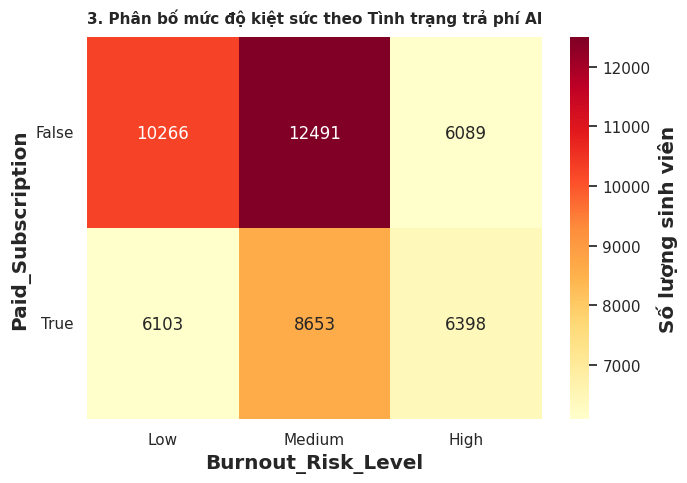
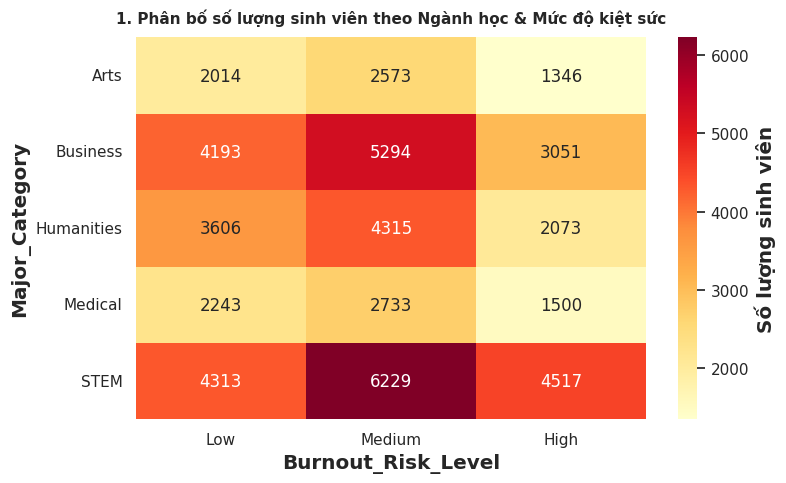
The notebook cell's code change between the first figure and the second:
--- before
+++ after
@@ -1,19 +1,17 @@
-print("============ CROSSTAB 3: TRẢ PHÍ AI & MỨC ĐỘ KIỆT SỨC ============")
-count_paid_by_burnout = pd.crosstab(
-    index=df['Paid_Subscription'],
+print("============ CROSSTAB 1: NGÀNH HỌC & MỨC ĐỘ KIỆT SỨC ============")
+count_major_by_burnout = pd.crosstab(
+    index=df['Major_Category'],
     columns=df['Burnout_Risk_Level']
 )[['Low', 'Medium', 'High']]
 
 print("\n Bảng tần suất số lượng sinh viên:")
-print(count_paid_by_burnout)
+print(count_major_by_burnout)
 
-plt.figure(figsize=(7, 5))
-sns.heatmap(count_paid_by_burnout, annot=True, fmt='d', cmap='YlOrRd', cbar_kws={'label': 'Số lượng sinh viên'})
-
+plt.figure(figsize=(8, 5))
+sns.heatmap(count_major_by_burnout, annot=True, fmt='d', cmap='YlOrRd', cbar_kws={'label': 'Số lượng sinh viên'})
 plt.yticks(rotation=0)
 plt.xticks(rotation=0)
-
-plt.title('3. Phân bố mức độ kiệt sức theo Tình trạng trả phí AI', fontsize=11, fontweight='bold')
-plt.ylabel('Paid_Subscription')
+plt.title('1. Phân bố số lượng sinh viên theo Ngành học & Mức độ kiệt sức', fontsize=11, fontweight='bold')
+plt.ylabel('Major_Category')
 plt.xlabel('Burnout_Risk_Level')
 plt.tight_layout()

Commit: Created using Colab